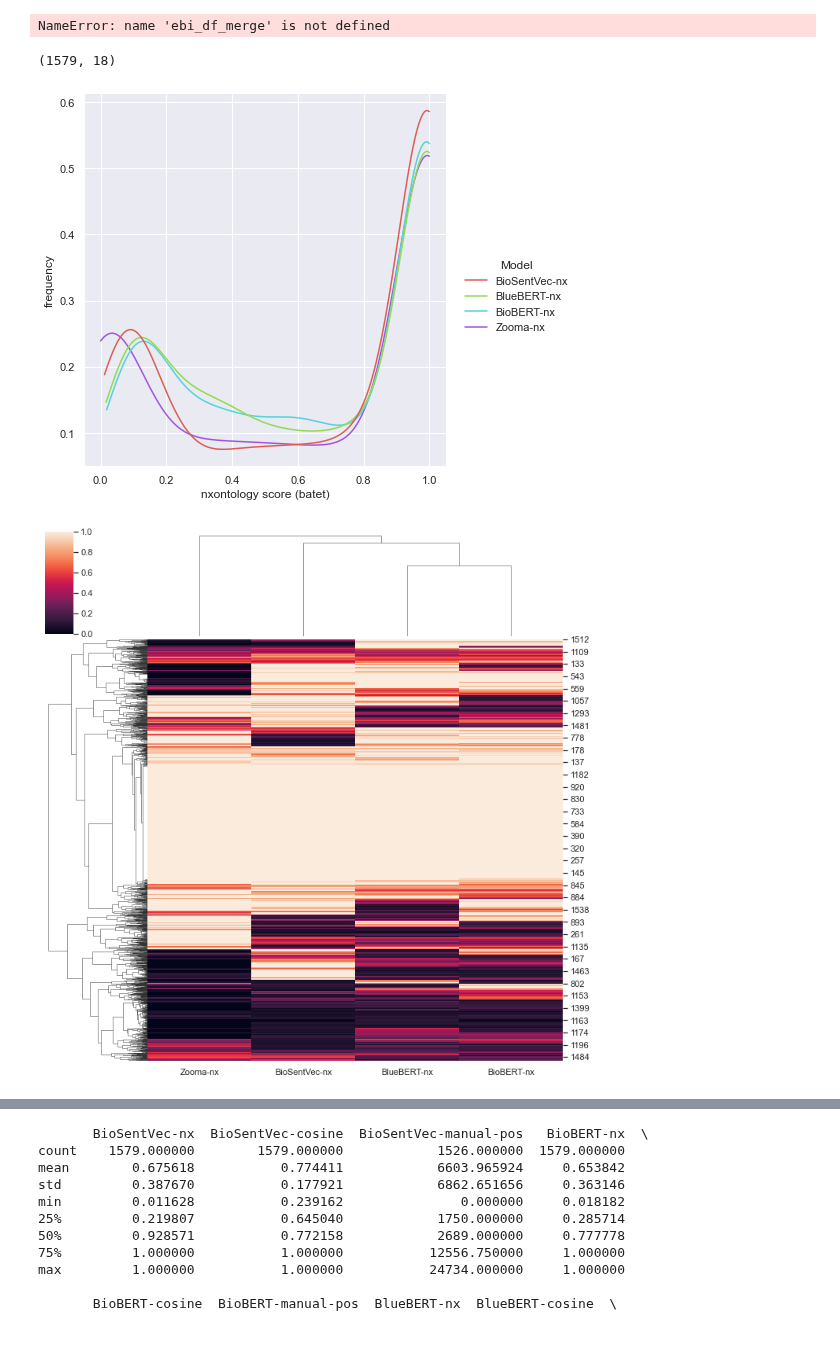
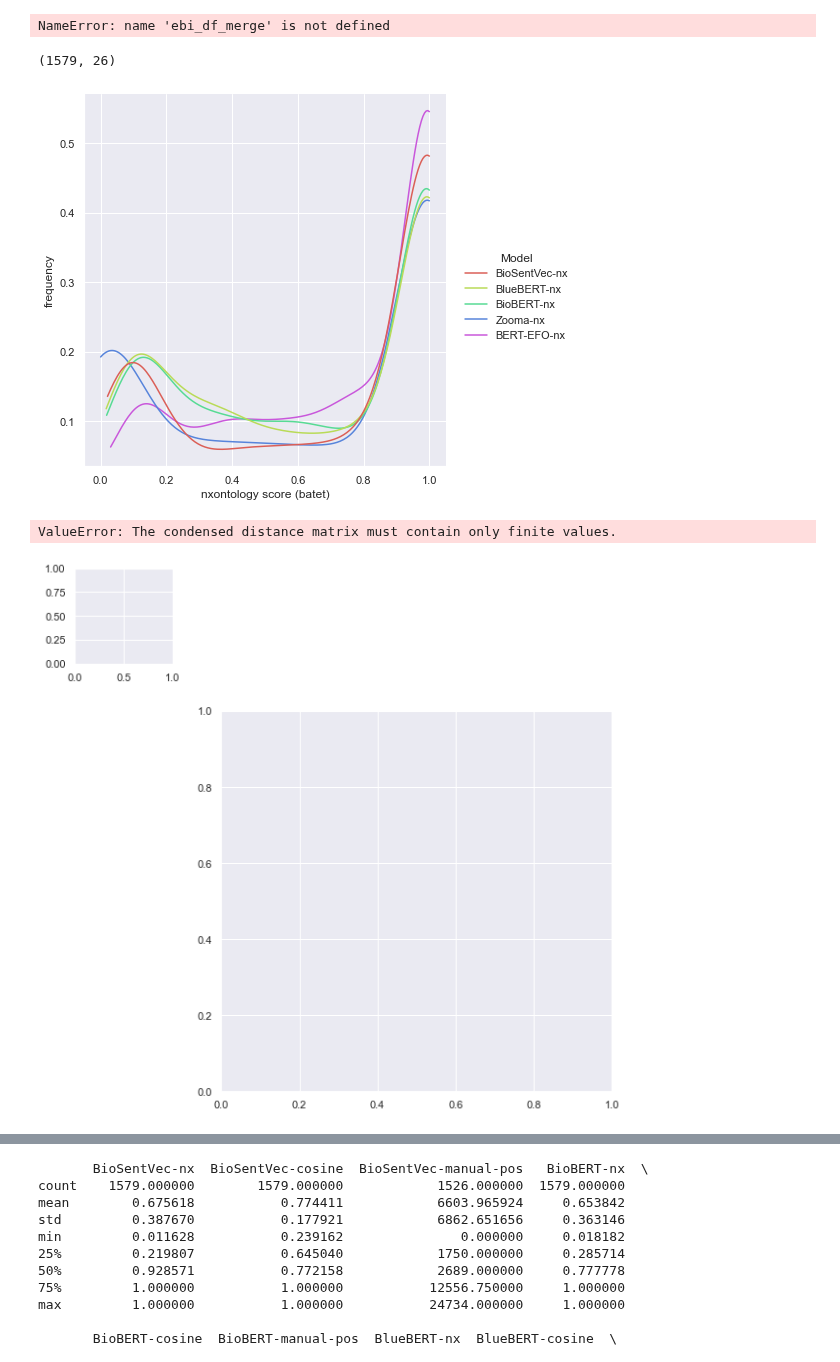
Before and after one commit to MRCIEU/vectology, a Jupyter notebook: analysis/paper/ebi-ukb-efo.ipynb, the cells around one changed output, grey strips where cells are left out. Saved outputs shown, nothing was run; the diff lists cells and outputs as text; code cells hidden in the pictures.

```diff
--- a/analysis/paper/ebi-ukb-efo.ipynb
+++ b/analysis/paper/ebi-ukb-efo.ipynb
@@ -518,11 +514,9 @@ def bert_efo():
     dis_results=[]
     name = 'BERT-EFO-nx'
     for i, row in ebi_df_merge.iterrows():
-        try:
-            res = similarity = efo_nx.similarity(row['BERT-EFO-efo-id'],row['full_id']).results()
-            dis_results.append(res[nxontology_measure])
-        except:
-            dis_results.append(0)
+        res = similarity = efo_nx.similarity(row['BERT-EFO-efo-id'],row['full_id']).results()
+        dis_results.append(res[nxontology_measure])
+
 
     print(len(dis_results))
     ebi_df_merge[name] = dis_results
@@ -530,3 +524,5 @@ def bert_efo():
     print(ebi_df_merge[ebi_df_merge['BERT-EFO-nx']>0.9].shape)
     ebi_df_merge.to_csv('output/ebi-nx.tsv',sep='\t',index=False)
     sns.displot(ebi_df_merge, x=name,kde=True)
+    return ebi_df_merge
+ebi_df_merge=bert_efo()
@@ -546,12 +580,12 @@ def bert_efo():
 NameError: name 'ebi_df_merge' is not defined
 # %%
 # melt data for plots
-ebi_df_merge = ebi_df
+#ebi_df_merge = ebi_df
 #print(ebi_df_merge.head())
 
 print(ebi_df_merge.shape)
-#ebi_df_melt = pd.melt(ebi_df_merge, id_vars=['query'], value_vars=['BioSentVec-nx','BlueBERT-nx','BioBERT-nx','Zooma-nx','BERT-EFO-nx'])
-ebi_df_melt = pd.melt(ebi_df_merge, id_vars=['query'], value_vars=['BioSentVec-nx','BlueBERT-nx','BioBERT-nx','Zooma-nx'])
+ebi_df_melt = pd.melt(ebi_df_merge, id_vars=['query'], value_vars=['BioSentVec-nx','BlueBERT-nx','BioBERT-nx','Zooma-nx','BERT-EFO-nx'])
+#ebi_df_melt = pd.melt(ebi_df_merge, id_vars=['query'], value_vars=['BioSentVec-nx','BlueBERT-nx','BioBERT-nx','Zooma-nx'])
 ebi_df_melt.rename(columns={'variable':'Model'},inplace=True)
 #print(ebi_df_melt.head())
 
@@ -566,15 +600,16 @@ ax = sns.displot(x="value", hue="Model", data=ebi_df_melt, kind="kde", cut=0, pa
 ax.set(xlabel=f'nxontology score ({nxontology_measure})', ylabel='frequency')
 ax.savefig(f"output/all-nx-kde.pdf")
 # %% [output]
-(1579, 18)
+(1579, 26)
-[figure, old version]
+[figure, new version]
 # %%
 # clustermap
-nx_list = ['BioSentVec-nx','BlueBERT-nx','BioBERT-nx','Zooma-nx']
+nx_list = ['BioSentVec-nx','BlueBERT-nx','BioBERT-nx','Zooma-nx','BERT-EFO-nx']
 g = sns.clustermap(ebi_df_merge[nx_list])
 g.savefig('output/clustermap.pdf')
 # %% [output]
+ValueError: The condensed distance matrix must contain only finite values.
-[figure, old version]
+[figure, new version]
 # %%
 # pandas profiling
 profile = ProfileReport(ebi_df_merge, title="Pandas Profiling Report")
```
Also changed, not shown: parts of 7 cells of this notebook.
